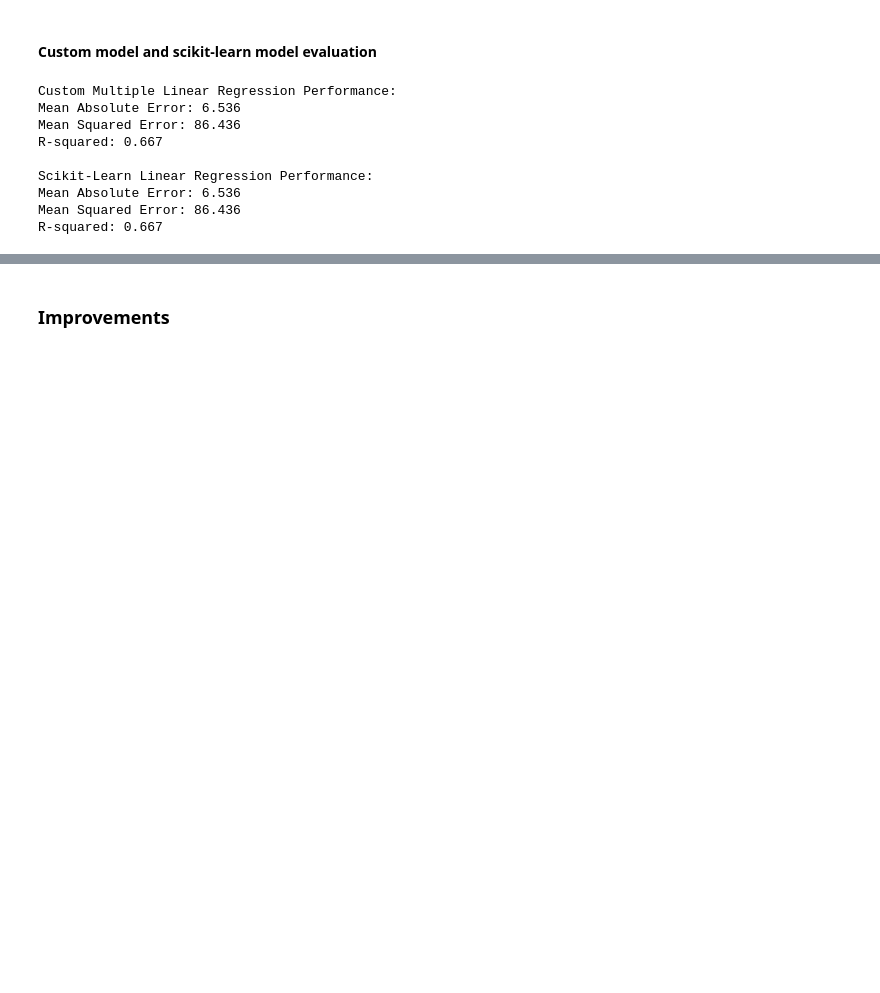
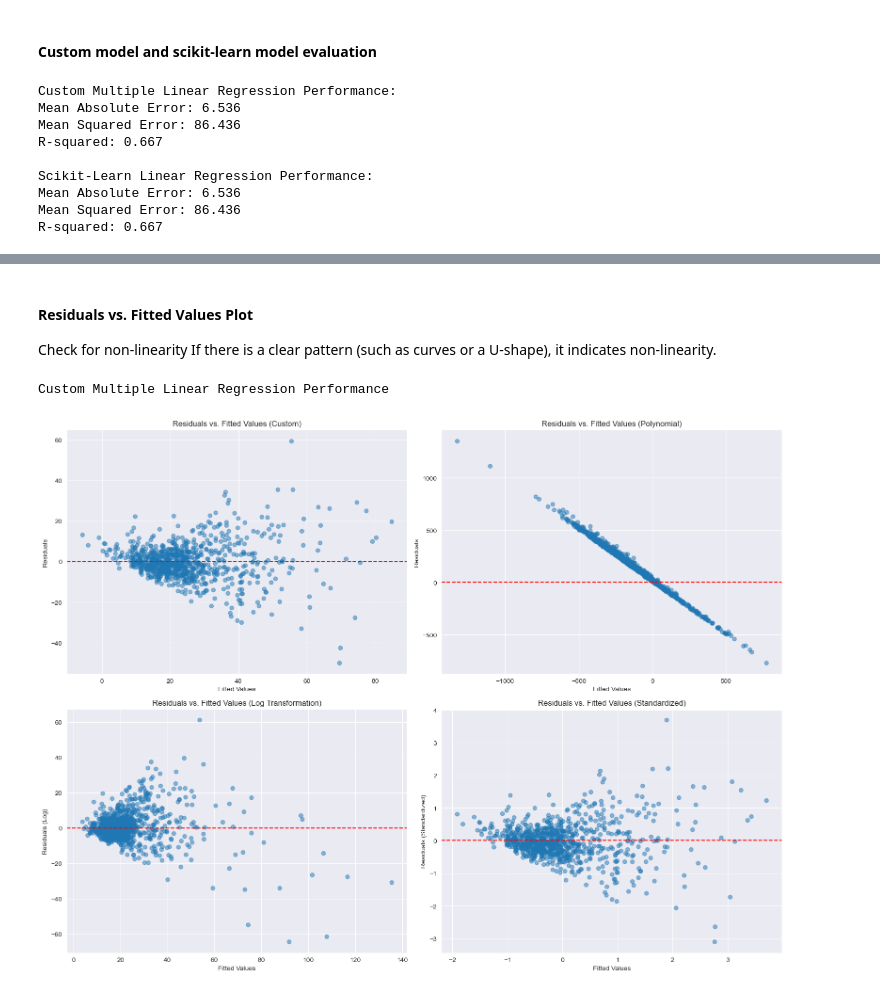
Before and after one commit to teodora-taleska/linear_regression, a Jupyter notebook: linear_regression.ipynb, the cells around one changed output, grey strips where cells are left out. Cells and saved outputs as stored; diff of their text form; code cells hidden in the pictures; blank space fills up the shorter version.

```diff
--- a/linear_regression.ipynb
+++ b/linear_regression.ipynb
@@ -48,9 +49,19 @@ Number of features: 11
 # %%
 y = df['PM10']  # Target variable
 X = df.drop(columns=['PM10'])  # Features
+print(f"Range of y (PM10): [{y.min()}-{y.max()}]")
 
 # 70/30 train-test split without random shuffling
 X_train, X_test, y_train, y_test = train_test_split(X, y, test_size=0.3, shuffle=False)
+
+scaler_X = StandardScaler()
+scaler_y = StandardScaler()
+
+X_train_s = scaler_X.fit_transform(X_train)
+X_test_s = scaler_X.transform(X_test)
+
+y_train_s = scaler_y.fit_transform(y_train.values.reshape(-1, 1)).flatten()
+y_test_s = scaler_y.transform(y_test.values.reshape(-1, 1)).flatten()
 
 print(f"Training features shape: {X_train.shape}")
 print(f"Testing features shape: {X_test.shape}")
@@ -186,2 +233,60 @@ Scikit-Learn Linear Regression
-# %% [markdown]
-### Improvements
+# %% [markdown]
+#### Residuals vs. Fitted Values Plot
+Check for non-linearity
+If there is a clear pattern (such as curves or a U-shape), it indicates non-linearity.
+# %%
+import matplotlib.pyplot as plt
+
+print('Custom Multiple Linear Regression Performance')
+residuals = y_train - y_pred_custom
+
+fig, axs = plt.subplots(2, 2, figsize=(16, 12))
+
+# Plot for Custom Multiple Linear Regression
+axs[0, 0].scatter(y_pred_custom, residuals, alpha=0.5)
+axs[0, 0].axhline(y=0, color='r', linestyle='--')
+axs[0, 0].set_title('Residuals vs. Fitted Values (Custom)')
+axs[0, 0].set_xlabel('Fitted Values')
+axs[0, 0].set_ylabel('Residuals')
+
+# Plot for Polynomial Regression
+model_polynomial = MultipleLinearRegression(polynomial_degree=5)
+model_polynomial.fit(X_train, y_train)
+y_pred_polynomial = model_polynomial.predict(X_train)
+residuals2 = y_train - y_pred_polynomial
+
+axs[0, 1].scatter(y_pred_polynomial, residuals2, alpha=0.5)
+axs[0, 1].axhline(y=0, color='r', linestyle='--')
+axs[0, 1].set_title('Residuals vs. Fitted Values (Polynomial)')
+axs[0, 1].set_xlabel('Fitted Values')
+axs[0, 1].set_ylabel('Residuals')
+
+# Plot for Logarithmic Transformation of the Target Variable
+model_log = MultipleLinearRegression(log_transform=True)
+model_log.fit(X_train, y_train)
+y_pred_log = model_log.predict(X_train)
+residuals_log = y_train - y_pred_log
+
+axs[1, 0].scatter(y_pred_log, residuals_log, alpha=0.5)
+axs[1, 0].axhline(y=0, color='r', linestyle='--')
+axs[1, 0].set_title('Residuals vs. Fitted Values (Log Transformation)')
+axs[1, 0].set_xlabel('Fitted Values')
+axs[1, 0].set_ylabel('Residuals (Log)')
+
+# Plot for Standardized Target Variable
+model_standardized = MultipleLinearRegression()
+model_standardized.fit(X_train_s, y_train_s)
+y_pred_standardized = model_standardized.predict(X_train_s)
+residuals_standardized = y_train_s - y_pred_standardized
+
+axs[1, 1].scatter(y_pred_standardized, residuals_standardized, alpha=0.5)
+axs[1, 1].axhline(y=0, color='r', linestyle='--')
+axs[1, 1].set_title('Residuals vs. Fitted Values (Standardized)')
+axs[1, 1].set_xlabel('Fitted Values')
+axs[1, 1].set_ylabel('Residuals (Standardized)')
+
+plt.tight_layout()
+plt.show()
+# %% [output]
+Custom Multiple Linear Regression Performance
+[figure, added]
```
Also changed, not shown: parts of 14 cells of this notebook, 1 other file.
